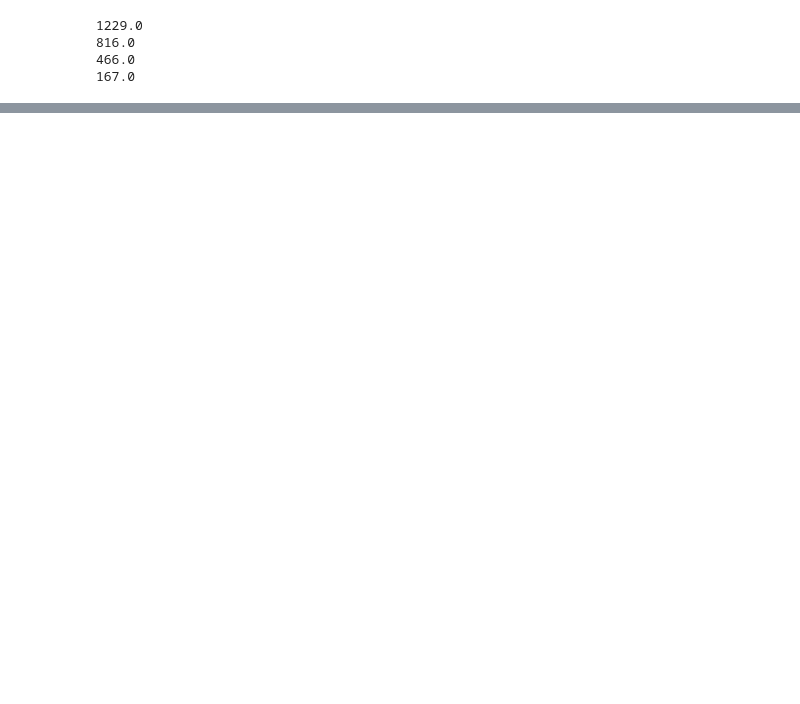
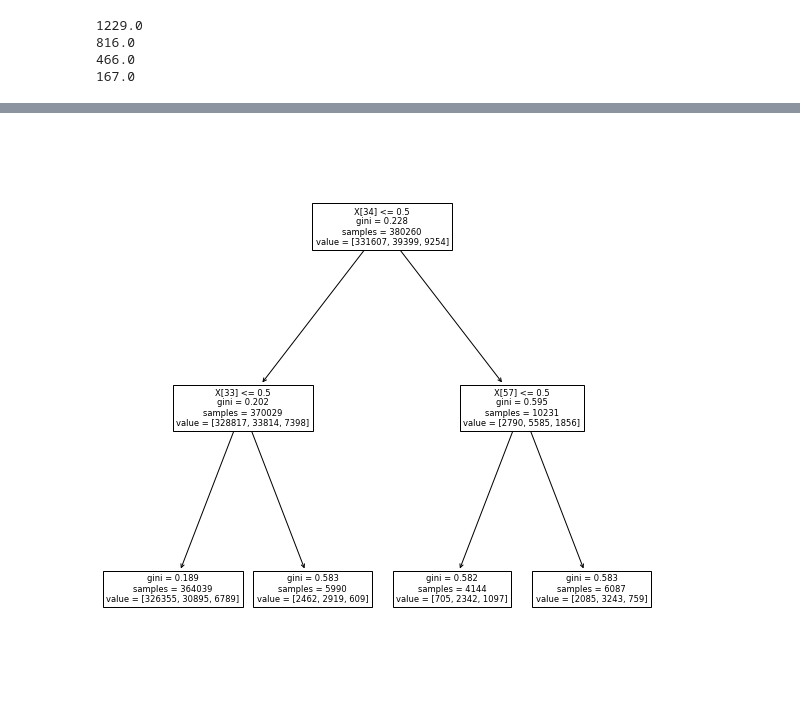
Before and after one commit to raylinsoriano/Project_3_Classification, a Jupyter notebook: lorela_nb.ipynb, the cells around one changed output, grey strips where cells are left out. Saved outputs shown, nothing was run; the diff lists cells and outputs as text; code cells hidden in the pictures; blank space fills up the shorter version.

Commit message:
started modeling

```diff
--- a/lorela_nb.ipynb
+++ b/lorela_nb.ipynb
@@ -510,0 +687,6 @@ X_train
+# %%
+X_train_baseline = train_dummies_trans_df
+# %%
+model_1 = LogisticRegression(multi_class='multinomial', solver='lbfgs',max_iter=10000000)
+# %%
+model_1.fit(X_train_baseline,y_train)
@@ -510,0 +716,7 @@ X_train
+# %%
+tree_clf = DecisionTreeClassifier(max_depth=2)
+
+tree_clf.fit(train_dummies_trans_df, y_train)
+
+y_pred_dt = tree_clf.predict(train_dummies_trans_df)
+y_pred_dt
@@ -510,0 +787,5 @@ X_train
+# %%
+f,ax = plt.subplots(figsize=(10,10))
+plot_tree(tree_clf, ax=ax);
+# %% [output]
+[figure, added]
```
Also changed, not shown: parts of 43 cells of this notebook.
